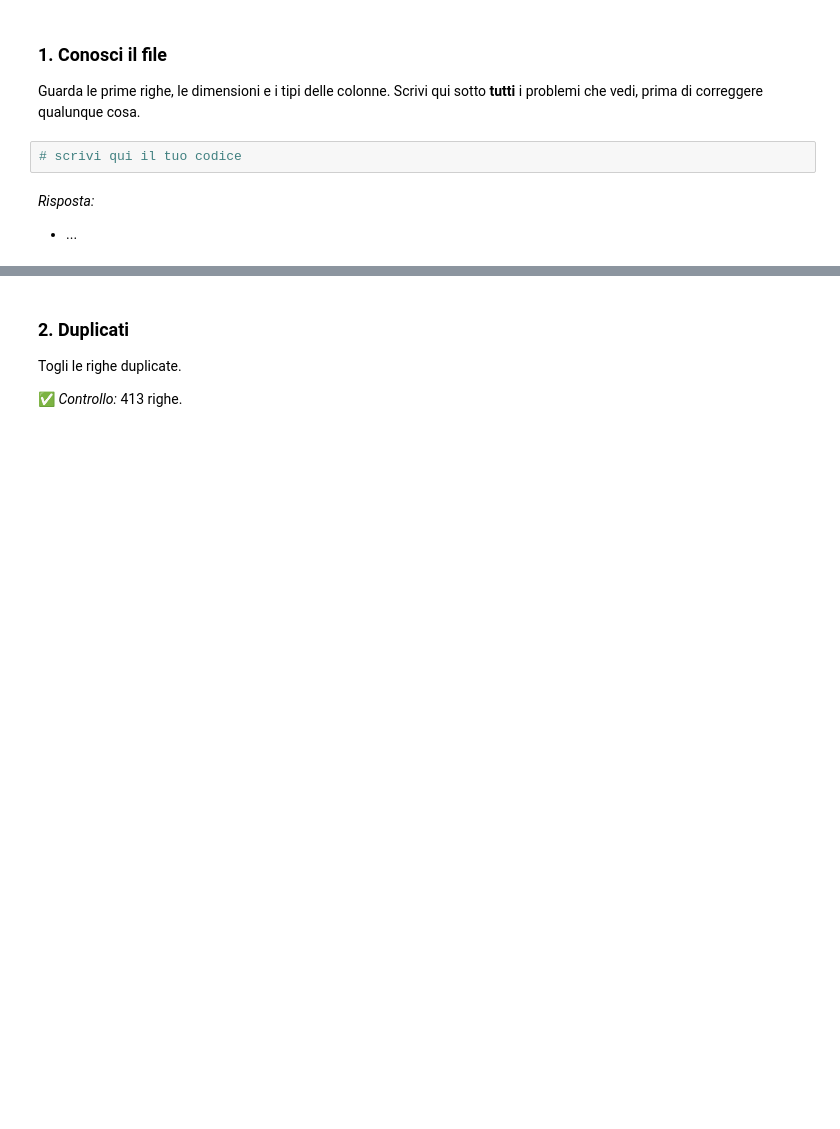
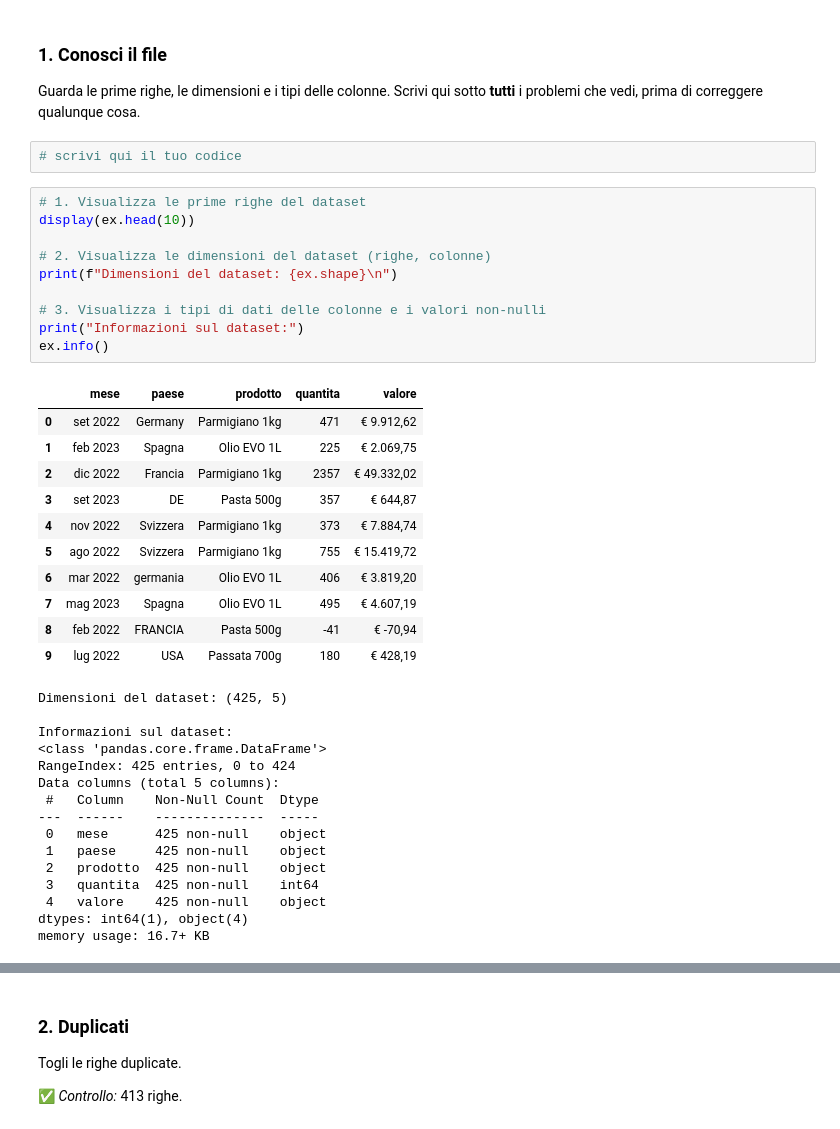
Before and after one commit to anastasiafantasia/SIMA2026, a Jupyter notebook: esercitazioni/E04_pulizia/E04_task.ipynb, the cells around one changed output, grey strips where cells are left out. Drawn from its saved outputs; the diff is of its cells as text; blank space fills up the shorter version.

```diff
--- a/esercitazioni/E04_pulizia/E04_task.ipynb
+++ b/esercitazioni/E04_pulizia/E04_task.ipynb
@@ -80,6 +40,40 @@ ex = pd.read_excel("https://raw.githubusercontent.com/andrealorenzon/SIMA2026/ma
 Guarda le prime righe, le dimensioni e i tipi delle colonne. Scrivi qui sotto **tutti** i problemi che vedi, prima di correggere qualunque cosa.
 # %%
 # scrivi qui il tuo codice
-# %% [markdown]
-*Risposta:*
-- ...
+# %%
+# 1. Visualizza le prime righe del dataset
+display(ex.head(10))
+
+# 2. Visualizza le dimensioni del dataset (righe, colonne)
+print(f"Dimensioni del dataset: {ex.shape}\n")
+
+# 3. Visualizza i tipi di dati delle colonne e i valori non-nulli
+print("Informazioni sul dataset:")
+ex.info()
+# %% [output]
+|  | mese | paese | prodotto | quantita | valore |
+| 0 | set 2022 | Germany | Parmigiano 1kg | 471 | € 9.912,62 |
+| 1 | feb 2023 | Spagna | Olio EVO 1L | 225 | € 2.069,75 |
+| 2 | dic 2022 | Francia | Parmigiano 1kg | 2357 | € 49.332,02 |
+| 3 | set 2023 | DE | Pasta 500g | 357 | € 644,87 |
+| 4 | nov 2022 | Svizzera | Parmigiano 1kg | 373 | € 7.884,74 |
+| 5 | ago 2022 | Svizzera | Parmigiano 1kg | 755 | € 15.419,72 |
+| 6 | mar 2022 | germania | Olio EVO 1L | 406 | € 3.819,20 |
+| 7 | mag 2023 | Spagna | Olio EVO 1L | 495 | € 4.607,19 |
+| 8 | feb 2022 | FRANCIA | Pasta 500g | -41 | € -70,94 |
+| 9 | lug 2022 | USA | Passata 700g | 180 | € 428,19 |
+Dimensioni del dataset: (425, 5)
+
+Informazioni sul dataset:
+<class 'pandas.core.frame.DataFrame'>
+RangeIndex: 425 entries, 0 to 424
+Data columns (total 5 columns):
+ #   Column    Non-Null Count  Dtype
+---  ------    --------------  -----
+ 0   mese      425 non-null    object
+ 1   paese     425 non-null    object
+ 2   prodotto  425 non-null    object
+ 3   quantita  425 non-null    int64
+ 4   valore    425 non-null    object
+dtypes: int64(1), object(4)
+memory usage: 16.7+ KB
```
Also changed, not shown: parts of 30 cells of this notebook.
